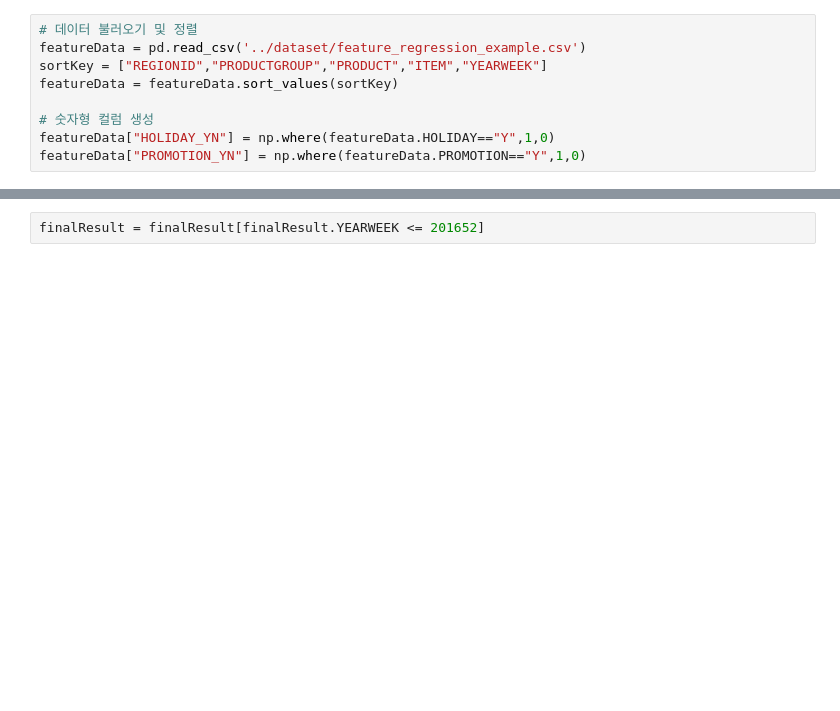
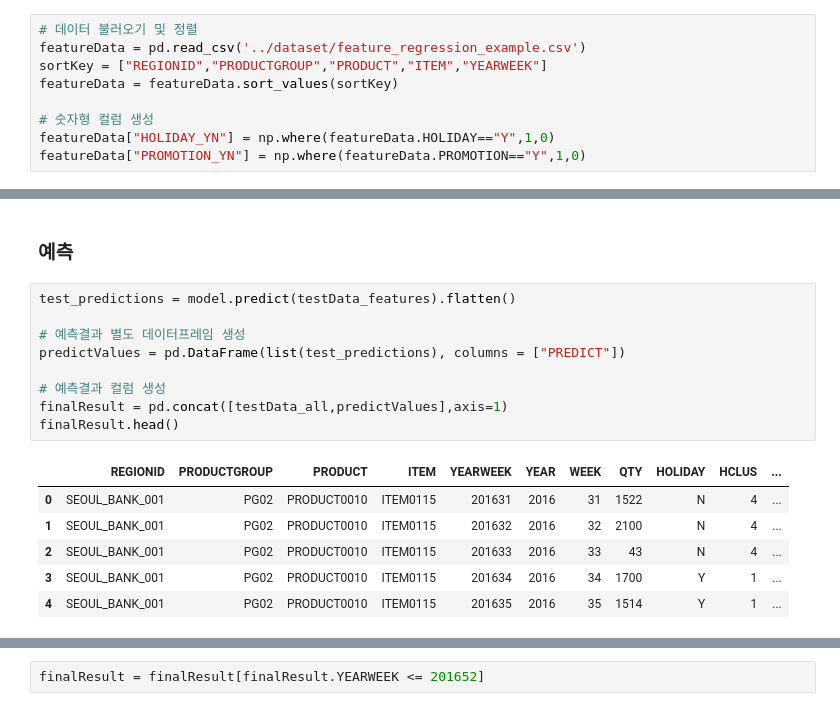
Before and after one commit to hyokwan/python-lecture, a Jupyter notebook: Session05 - Learning ML/4-4- Usecase_TF_Tensorflow_Keras_Linear-ver2019.ipynb, the cells around one changed output, grey strips where cells are left out. Saved outputs shown, nothing was run; the diff lists cells and outputs as text; blank space fills up the shorter version.

```diff
--- a/Session05 - Learning ML/4-4- Usecase_TF_Tensorflow_Keras_Linear-ver2019.ipynb
+++ b/Session05 - Learning ML/4-4- Usecase_TF_Tensorflow_Keras_Linear-ver2019.ipynb
@@ -241,0 +150,18 @@ finalResult
+# %% [markdown]
+### 예측
+# %%
+test_predictions = model.predict(testData_features).flatten()
+
+# 예측결과 별도 데이터프레임 생성
+predictValues = pd.DataFrame(list(test_predictions), columns = ["PREDICT"])
+
+# 예측결과 컬럼 생성
+finalResult = pd.concat([testData_all,predictValues],axis=1)
+finalResult.head()
+# %% [output]
+|  | REGIONID | PRODUCTGROUP | PRODUCT | ITEM | YEARWEEK | YEAR | WEEK | QTY | HOLIDAY | HCLUS | ... |
+| 0 | SEOUL_BANK_001 | PG02 | PRODUCT0010 | ITEM0115 | 201631 | 2016 | 31 | 1522 | N | 4 | ... |
+| 1 | SEOUL_BANK_001 | PG02 | PRODUCT0010 | ITEM0115 | 201632 | 2016 | 32 | 2100 | N | 4 | ... |
+| 2 | SEOUL_BANK_001 | PG02 | PRODUCT0010 | ITEM0115 | 201633 | 2016 | 33 | 43 | N | 4 | ... |
+| 3 | SEOUL_BANK_001 | PG02 | PRODUCT0010 | ITEM0115 | 201634 | 2016 | 34 | 1700 | Y | 1 | ... |
+| 4 | SEOUL_BANK_001 | PG02 | PRODUCT0010 | ITEM0115 | 201635 | 2016 | 35 | 1514 | Y | 1 | ... |
```
Also changed, not shown: parts of 42 cells of this notebook.
